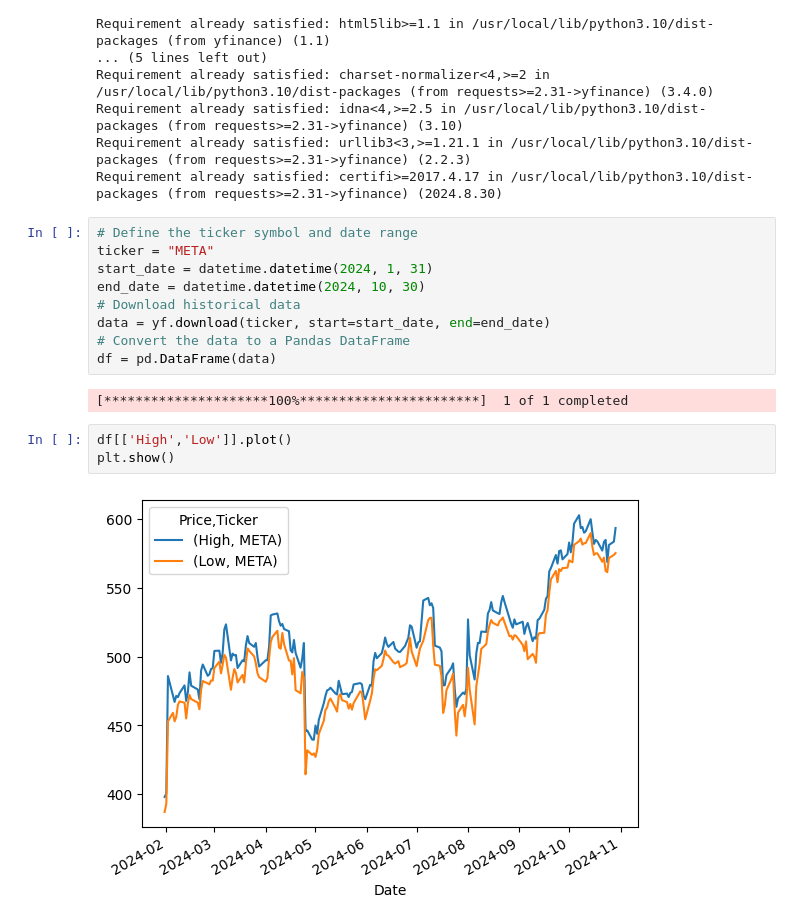
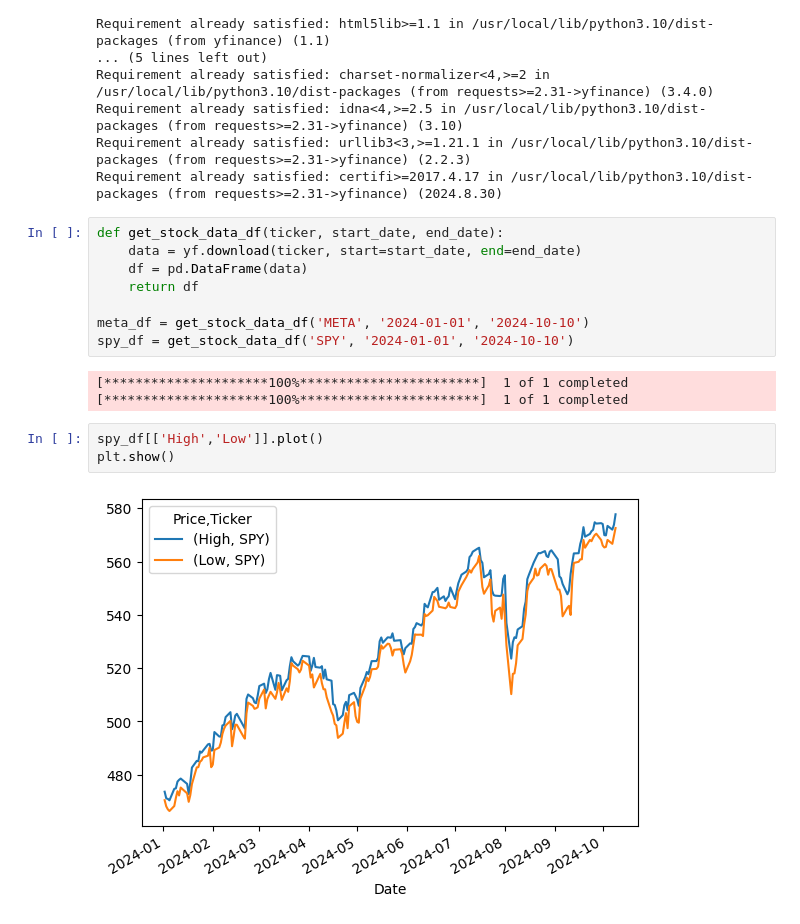
Before and after one commit to aaditya-007/Notebooks, a Jupyter notebook: stocks.ipynb, the cells around one changed output. Saved outputs shown, nothing was run; the diff lists cells and outputs as text.

Commit message:
more graphs

```diff
--- a/stocks.ipynb
+++ b/stocks.ipynb
@@ -24,19 +24,19 @@ Requirement already satisfied: charset-normalizer<4,>=2 in /usr/local/lib/python
 Requirement already satisfied: idna<4,>=2.5 in /usr/local/lib/python3.10/dist-packages (from requests>=2.31->yfinance) (3.10)
 Requirement already satisfied: urllib3<3,>=1.21.1 in /usr/local/lib/python3.10/dist-packages (from requests>=2.31->yfinance) (2.2.3)
 Requirement already satisfied: certifi>=2017.4.17 in /usr/local/lib/python3.10/dist-packages (from requests>=2.31->yfinance) (2024.8.30)
-# %%
-# Define the ticker symbol and date range
-ticker = "META"
-start_date = datetime.datetime(2024, 1, 31)
-end_date = datetime.datetime(2024, 10, 30)
-# Download historical data
-data = yf.download(ticker, start=start_date, end=end_date)
-# Convert the data to a Pandas DataFrame
-df = pd.DataFrame(data)
-# %% [output]
-[*********************100%***********************]  1 of 1 completed
+# %%
+def get_stock_data_df(ticker, start_date, end_date):
+    data = yf.download(ticker, start=start_date, end=end_date)
+    df = pd.DataFrame(data)
+    return df
+
+meta_df = get_stock_data_df('META', '2024-01-01', '2024-10-10')
+spy_df = get_stock_data_df('SPY', '2024-01-01', '2024-10-10')
+# %% [output]
+[*********************100%***********************]  1 of 1 completed
+[*********************100%***********************]  1 of 1 completed
 # %%
-df[['High','Low']].plot()
+spy_df[['High','Low']].plot()
 plt.show()
 # %% [output]
-[figure, old version]
+[figure, new version]
```
Also changed, not shown: parts of 3 cells of this notebook.
